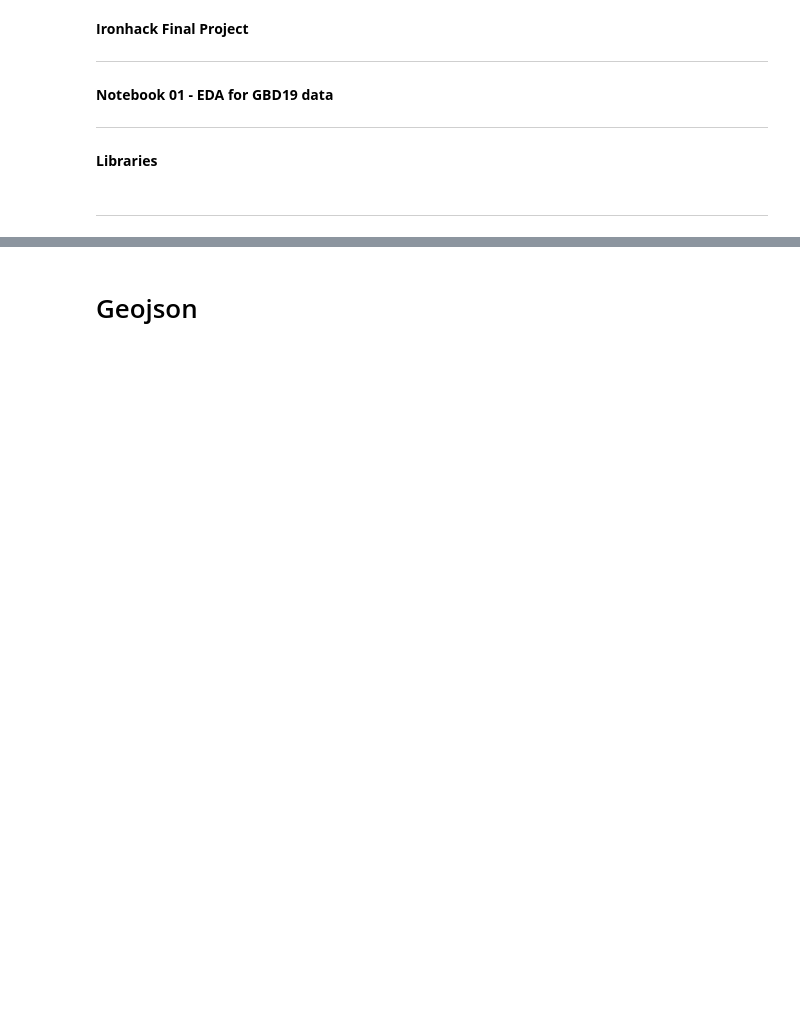
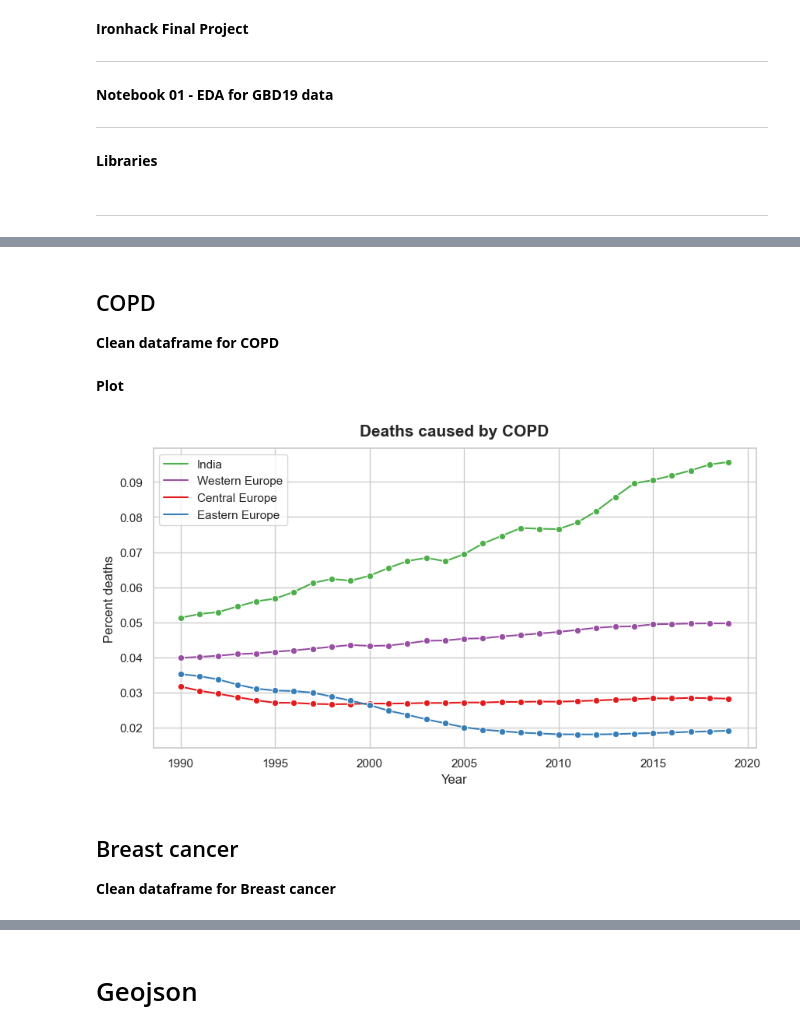
Before and after one commit to mplanasgit/Ironhack-Final-Project, a Jupyter notebook: src/EDA_gbd.ipynb, the cells around one changed output, grey strips where cells are left out. Drawn from its saved outputs; the diff is of its cells as text; code cells hidden in the pictures; blank space fills up the shorter version.

Commit message:
graphs

```diff
--- a/src/EDA_gbd.ipynb
+++ b/src/EDA_gbd.ipynb
@@ -146,0 +53,26 @@ pm.to_csv('../data/GBD19/pm/GBD_AIR_POLLUTION_1990_2019_clean.csv', index = Fals
+# %% [markdown]
+## COPD
+**Clean dataframe for COPD**
+# %%
+# Selecting only COPD disease, focusing on Percent deaths and renaming columns
+gbd19_copd = disease.copy()
+gbd19_copd = gbd19_copd[gbd19_copd['metric_name']=='Percent']
+gbd19_copd = gbd19_copd[gbd19_copd['cause_name']=='Chronic obstructive pulmonary disease']
+gbd19_copd = gbd19_copd.rename(columns={'location_name': 'Location','cause_name': 'Disease', 'year':'Year', 'val':'Percent deaths'})
+gbd19_copd = gbd19_copd[['Location', 'Year','Percent deaths','upper','lower']]
+# Exporting
+gbd19_copd.to_csv('../data/GBD19/disease/gbd19_copd.csv', index = False)
+# %% [markdown]
+**Plot**
+# %%
+location_subset = ['Eastern Europe','Central Europe','Western Europe','India']
+order_legend = [2, 3, 0, 1]
+title = "Deaths caused by COPD"
+fig = vis.plot_lineplot(gbd19_copd, location_subset, 'Year', 'Percent deaths', order_legend, title)
+plt.savefig(f"./output/global/deaths_COPD_europe.jpg", dpi=1000, bbox_inches='tight')
+plt.show()
+# %% [output]
+[figure, added]
+# %% [markdown]
+## Breast cancer
+**Clean dataframe for Breast cancer**
```
Also changed, not shown: parts of 53 cells of this notebook, 42 other files.
